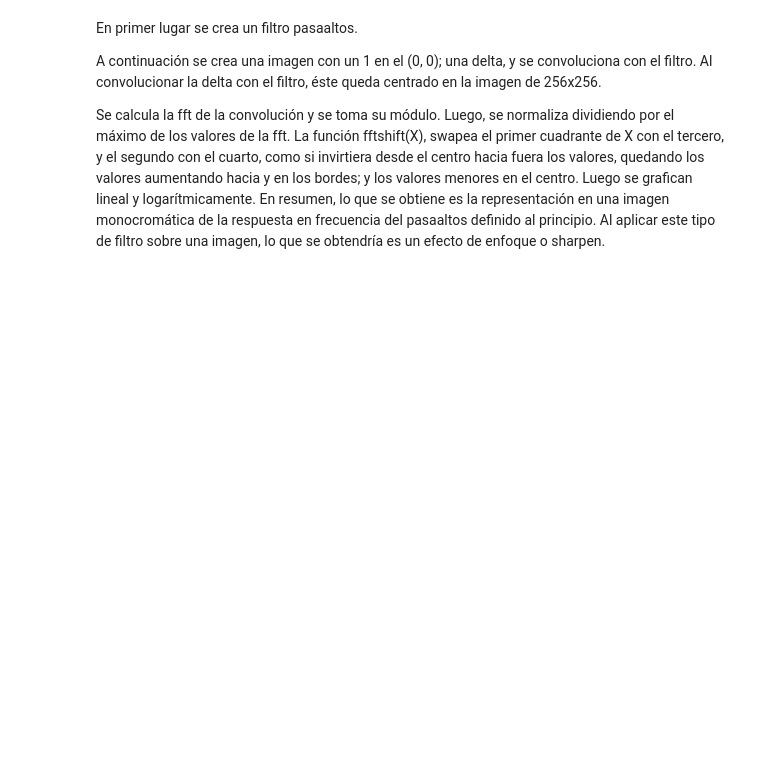
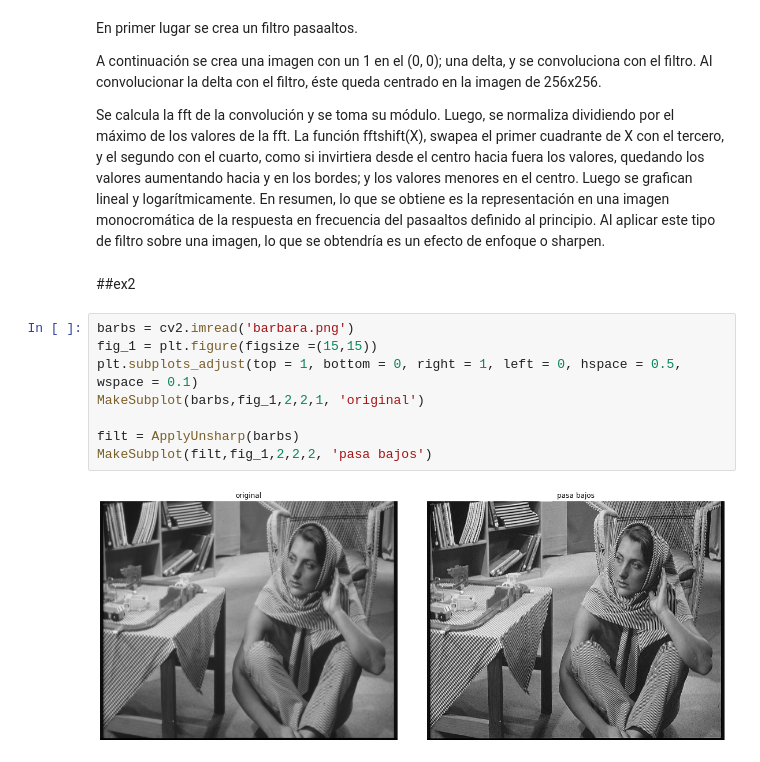
Before and after one commit to LuFernandez/imagaynes, a Jupyter notebook: analisis_scripts/rep_imagenes.ipynb, the cells around one changed output. Drawn from its saved outputs; the diff is of its cells as text; blank space fills up the shorter version.

```diff
--- a/analisis_scripts/rep_imagenes.ipynb
+++ b/analisis_scripts/rep_imagenes.ipynb
@@ -63,3 +64,15 @@ En primer lugar se crea un filtro pasaaltos.
 A continuación se crea una imagen con un 1 en el (0, 0); una delta, y se convoluciona con el filtro. Al convolucionar la delta con el filtro, éste queda centrado en la imagen de 256x256.
 
 Se calcula la fft de la convolución y se toma su módulo. Luego, se normaliza dividiendo por el máximo de los valores de la fft. La función fftshift(X), swapea el primer cuadrante de X con el tercero, y el segundo con el cuarto, como si invirtiera desde el centro hacia fuera los valores, quedando los valores aumentando hacia y en los bordes; y los valores menores en el centro. Luego se grafican lineal y logarítmicamente. En resumen, lo que se obtiene es la representación en una imagen monocromática de la respuesta en frecuencia del pasaaltos definido al principio. Al aplicar este tipo de filtro sobre una imagen, lo que se obtendría es un efecto de enfoque o sharpen.
+# %% [markdown]
+##ex2
+# %%
+barbs = cv2.imread('barbara.png')
+fig_1 = plt.figure(figsize =(15,15))
+plt.subplots_adjust(top = 1, bottom = 0, right = 1, left = 0, hspace = 0.5, wspace = 0.1)
+MakeSubplot(barbs,fig_1,2,2,1, 'original')
+
+filt = ApplyUnsharp(barbs)
+MakeSubplot(filt,fig_1,2,2,2, 'pasa bajos')
+# %% [output]
+[figure, added]
```
Also changed, not shown: parts of 5 cells of this notebook.
